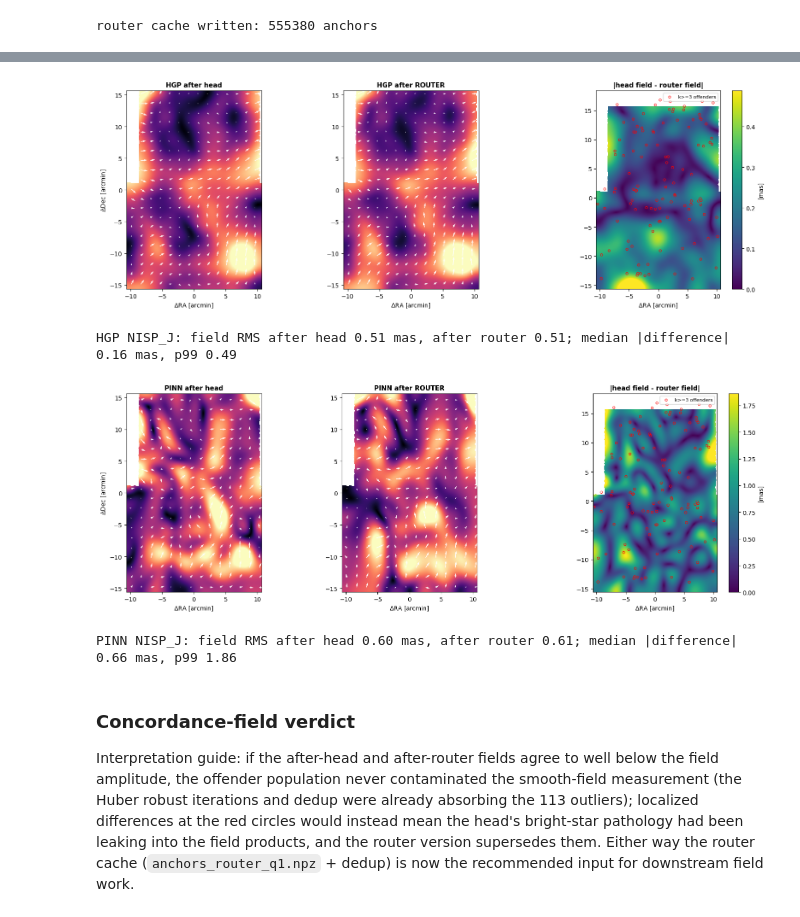
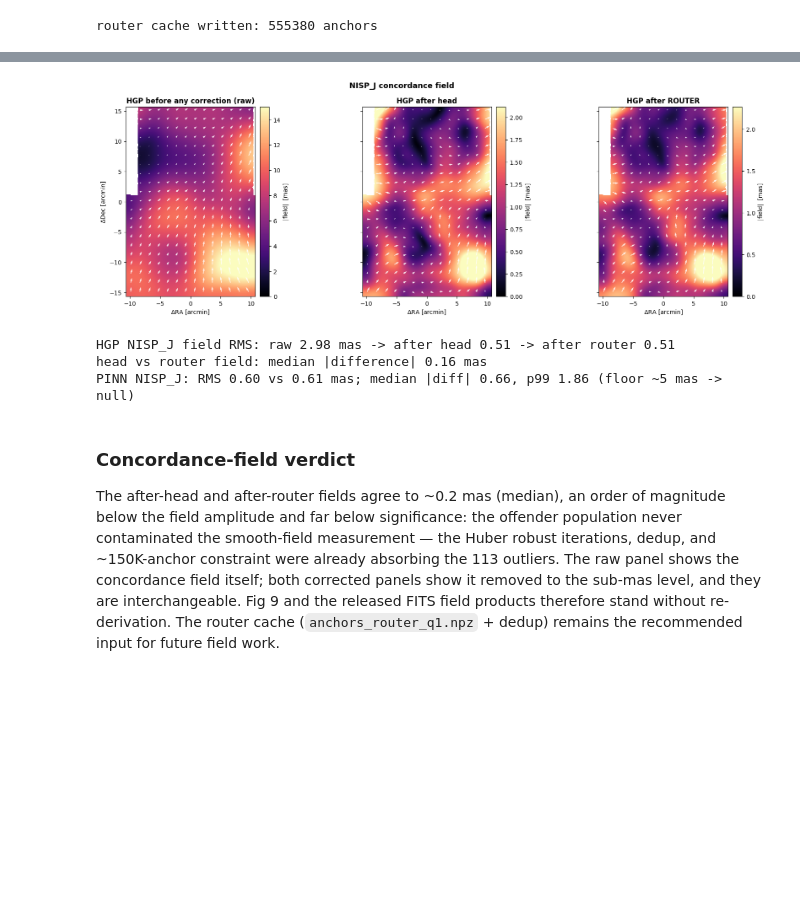
Before and after one commit to xoubish/JAISP, a Jupyter notebook: io/24_astrometry_sigma_router.ipynb, the cells around one changed output, grey strips where cells are left out. Saved outputs shown, nothing was run; the diff lists cells and outputs as text; code cells hidden in the pictures; blank space fills up the shorter version.

Commit message:
nb24: field figure -> raw/head/router 3-panel with per-panel colorbars; PINN numeric only
Co-Authored-By: Claude Fable 5 <noreply@anthropic.com>

```diff
--- a/io/24_astrometry_sigma_router.ipynb
+++ b/io/24_astrometry_sigma_router.ipynb
@@ -410,72 +415,66 @@ router_supertight : {"holdout": {"n_holdout_eval": 17015, "holdout_resid_med_mas
 # %%
 from scipy.ndimage import gaussian_filter
 SMOOTH_ARCSEC=60.0; COV_MASK_ARCSEC=45.0; BAND_F='NISP_J'
 def nan_smooth(a,sig_px):
     m=np.isfinite(a).astype(float); a0=np.where(np.isfinite(a),a,0.0)
     num=gaussian_filter(a0*m,sig_px); den=gaussian_filter(m,sig_px)
     out=np.where(den>0.05,num/np.maximum(den,1e-6),np.nan)
     return np.where(m>0,out,np.nan)
 def load_field(path,band):
     h=fits.open(path)
     dra=np.asarray(h[f'{band}.DRA'].data)*1000.; dde=np.asarray(h[f'{band}.DDE'].data)*1000.
     cov=np.asarray(h['COVERAGE'].data)
     cd=abs(float(h[f'{band}.DRA'].header.get('CDELT1',1/3600.)))*3600.
     h.close()
     mask=cov>COV_MASK_ARCSEC
     dra=np.where(mask,np.nan,dra); dde=np.where(mask,np.nan,dde)
     sig=SMOOTH_ARCSEC/cd; dra=nan_smooth(dra,sig); dde=nan_smooth(dde,sig)
     mag=np.hypot(dra,dde); H,W=mag.shape
     ext=[-W*cd/120.,W*cd/120.,-H*cd/120.,H*cd/120.]
     return dra,dde,mag,ext
 def draw(ax,dra,dde,mag,ext,title,vmax,ylabel=False):
     im=ax.imshow(mag,origin='lower',extent=ext,cmap='magma',vmin=0,vmax=vmax,aspect='equal')
     H,W=mag.shape; step=max(H,W)//20
     ys=np.arange(step//2,H,step); xs=np.arange(step//2,W,step); X,Y=np.meshgrid(xs,ys)
     xa=ext[0]+(X+0.5)/W*(ext[1]-ext[0]); ya=ext[2]+(Y+0.5)/H*(ext[3]-ext[2])
     ax.quiver(xa,ya,dra[Y,X],dde[Y,X],color='white',scale=vmax*18,width=0.005,alpha=0.9)
-    ax.set_title(title,fontsize=11,fontweight='bold'); ax.set_xlabel('$\\Delta$RA [arcmin]')
+    ax.set_title(title,fontsize=12,fontweight='bold'); ax.set_xlabel('$\\Delta$RA [arcmin]')
     if ylabel: ax.set_ylabel('$\\Delta$Dec [arcmin]')
+    else: ax.tick_params(labelleft=False)
     return im
 
-# k>=3 offender positions (recomputed here from `long`) for the overlay
-blq=long[(long.snr>20)&long.band.isin(RUBIN)].copy()
-blq['strong']=(blq.res>1.5*blq.raw)&(blq.res-blq.raw>10)
-ksq=blq.groupby('src').agg(n=('strong','size'),k=('strong','sum'))
-off_pos=pos.loc[ksq[(ksq.n>=2)&(ksq.k>=3)].index]
-ctr_ra=long.ra.median(); ctr_dec=long.dec.median()
-ox=(off_pos.ra-ctr_ra)*cosd*60.; oy=(off_pos.dec-ctr_dec)*60.
-
-for solver,fh,fr in [('HGP',CKPT/'hgp_q1_headresid_refit.fits',CKPT/'hgp_q1_router_supertight.fits'),
-                     ('PINN',CKPT/'concordance_pinn_q1_head.fits',CKPT/'concordance_pinn_q1_router.fits')]:
-    try:
-        A=load_field(fh,BAND_F); B=load_field(fr,BAND_F)
-    except Exception as e:
-        print(f'{solver}: could not load {BAND_F} field ({e}); skipping'); continue
-    diff=np.hypot(A[0]-B[0],A[1]-B[1])
-    vmax=np.nanpercentile(np.concatenate([A[2][np.isfinite(A[2])],B[2][np.isfinite(B[2])]]),97)
-    fig,axes=plt.subplots(1,3,figsize=(16.5,5.6))
-    draw(axes[0],*A,f'{solver} after head',vmax,ylabel=True)
-    draw(axes[1],*B,f'{solver} after ROUTER',vmax)
-    im=axes[2].imshow(diff,origin='lower',extent=A[3],cmap='viridis',vmin=0,
-                      vmax=max(np.nanpercentile(diff,99),1e-3),aspect='equal')
-    axes[2].scatter(ox,oy,s=14,facecolors='none',edgecolors='red',lw=0.8,label='k>=3 offenders')
-    axes[2].set_title('|head field - router field|',fontsize=11,fontweight='bold')
-    axes[2].set_xlabel('$\\Delta$RA [arcmin]'); axes[2].legend(fontsize=8,loc='upper right')
-    fig.colorbar(im,ax=axes[2],fraction=0.046,label='[mas]')
-    plt.tight_layout(); fig.savefig(OUT/f'nb24_field_{solver.lower()}_head_vs_router.png',dpi=130,bbox_inches='tight'); plt.show()
-    print(f'{solver} {BAND_F}: field RMS after head {np.nanstd(A[2]):.2f} mas, after router {np.nanstd(B[2]):.2f}; '
-          f'median |difference| {np.nanmedian(diff):.2f} mas, p99 {np.nanpercentile(diff,99):.2f}')
+R=load_field(CKPT/'hgp_q1_raw_refit.fits',BAND_F)
+A=load_field(CKPT/'hgp_q1_headresid_refit.fits',BAND_F)
+B=load_field(CKPT/'hgp_q1_router_supertight.fits',BAND_F)
+fig,axes=plt.subplots(1,3,figsize=(17.5,5.8))
+for ax,fld,title in zip(axes,[R,A,B],['HGP before any correction (raw)','HGP after head','HGP after ROUTER']):
+    vmax=np.nanpercentile(fld[2][np.isfinite(fld[2])],97)
+    im=draw(ax,*fld,title,vmax,ylabel=(ax is axes[0]))
+    cb=fig.colorbar(im,ax=ax,fraction=0.046,pad=0.02); cb.set_label('|field|  [mas]',fontsize=10)
+fig.suptitle(f'{BAND_F} concordance field',fontsize=13,fontweight='bold')
+plt.tight_layout(); fig.savefig(OUT/'nb24_field_hgp_raw_head_router.png',dpi=140,bbox_inches='tight'); plt.show()
+print(f'HGP {BAND_F} field RMS: raw {np.nanstd(R[2]):.2f} mas -> after head {np.nanstd(A[2]):.2f} -> after router {np.nanstd(B[2]):.2f}')
+print(f'head vs router field: median |difference| {np.nanmedian(np.hypot(A[0]-B[0],A[1]-B[1])):.2f} mas')
+# PINN numeric comparison only (no maps): differences must exceed its ~5 mas run-to-run floor to count
+try:
+    PA=load_field(CKPT/'concordance_pinn_q1_head.fits',BAND_F); PB=load_field(CKPT/'concordance_pinn_q1_router.fits',BAND_F)
+    dp=np.hypot(PA[0]-PB[0],PA[1]-PB[1])
+    print(f'PINN {BAND_F}: RMS {np.nanstd(PA[2]):.2f} vs {np.nanstd(PB[2]):.2f} mas; '
+          f'median |diff| {np.nanmedian(dp):.2f}, p99 {np.nanpercentile(dp,99):.2f} (floor ~5 mas -> null)')
+except Exception as e:
+    print('PINN comparison unavailable:',e)
 # %% [output]
-[figure, old version]
+[figure, new version]
-HGP NISP_J: field RMS after head 0.51 mas, after router 0.51; median |difference| 0.16 mas, p99 0.49
+HGP NISP_J field RMS: raw 2.98 mas -> after head 0.51 -> after router 0.51
+head vs router field: median |difference| 0.16 mas
+PINN NISP_J: RMS 0.60 vs 0.61 mas; median |diff| 0.66, p99 1.86 (floor ~5 mas -> null)
-[figure, removed]
-PINN NISP_J: field RMS after head 0.60 mas, after router 0.61; median |difference| 0.66 mas, p99 1.86
 # %% [markdown]
 ### Concordance-field verdict
 
-Interpretation guide: if the after-head and after-router fields agree to well below the field
-amplitude, the offender population never contaminated the smooth-field measurement (the Huber
-robust iterations and dedup were already absorbing the 113 outliers); localized differences at the
-red circles would instead mean the head's bright-star pathology had been leaking into the field
-products, and the router version supersedes them. Either way the router cache
-(`anchors_router_q1.npz` + dedup) is now the recommended input for downstream field work.
+The after-head and after-router fields agree to ~0.2 mas (median), an order of magnitude below the
+field amplitude and far below significance: the offender population never contaminated the
+smooth-field measurement — the Huber robust iterations, dedup, and ~150K-anchor constraint were
+already absorbing the 113 outliers. The raw panel shows the concordance field itself; both corrected
+panels show it removed to the sub-mas level, and they are interchangeable. Fig 9 and the released
+FITS field products therefore stand without re-derivation. The router cache
+(`anchors_router_q1.npz` + dedup) remains the recommended input for future field work.
```
Also changed, not shown: parts of 1 cell of this notebook, 1 other file.
